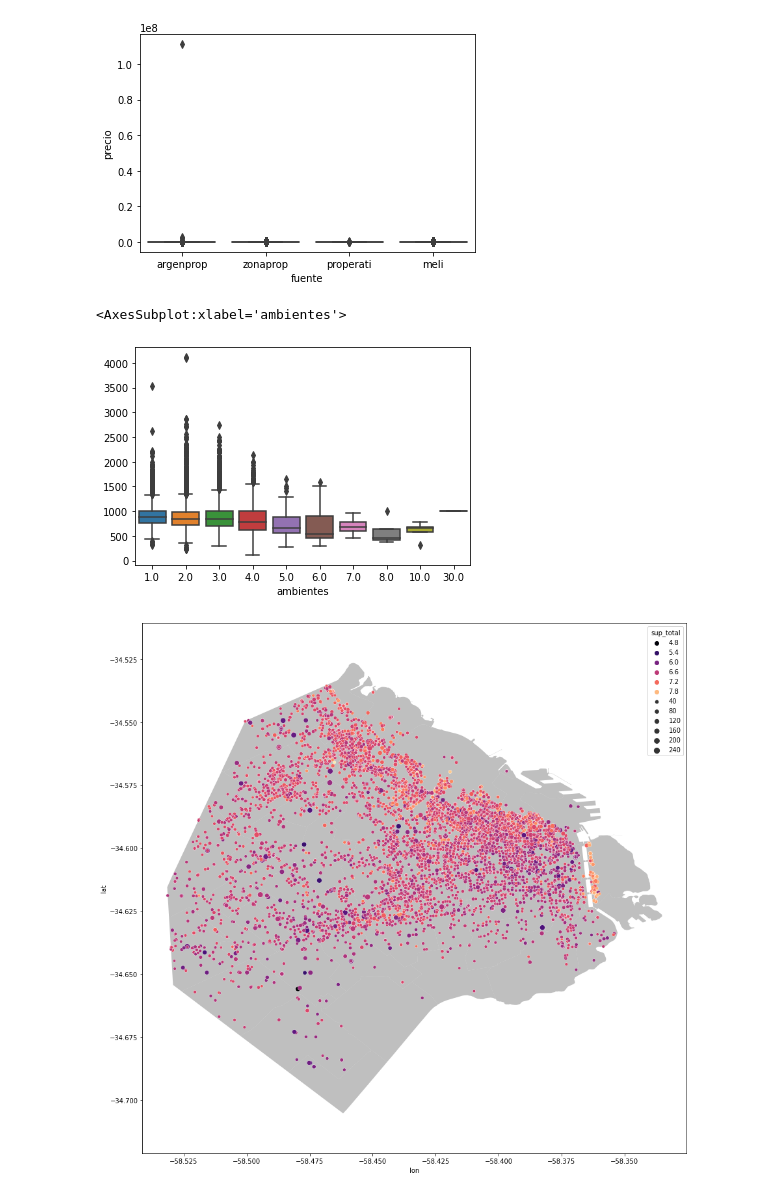
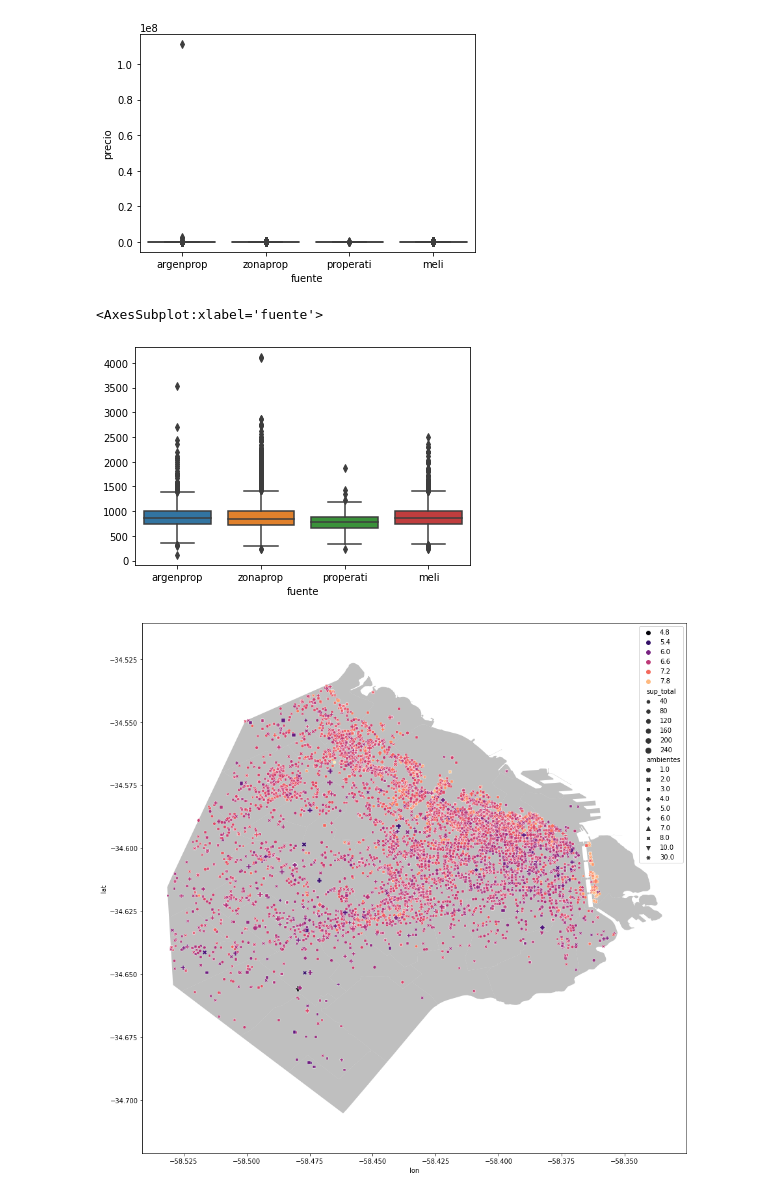
Before and after one commit to vearcon/TDP-espacios-publicos-origenes, a Jupyter notebook: AnalisisPropiedades.ipynb, the cells around one changed output. Saved outputs shown, nothing was run; the diff lists cells and outputs as text; code cells hidden in the pictures.

```diff
--- a/AnalisisPropiedades.ipynb
+++ b/AnalisisPropiedades.ipynb
@@ -116,19 +117,27 @@ sbn.boxplot(data = d, y = 'precio', x = 'fuente')
 d = d[(d.precio < d.precio.quantile(0.99)) & (d.precio > d.precio.quantile(0.01))]
 d = d[(d.sup_total < d.sup_total.quantile(0.99)) & (d.sup_total > d.sup_total.quantile(0.01))]
 # %%
-sbn.boxplot(data = d, y = d['precio'] / d['sup_total'], x = 'ambientes')
+sbn.boxplot(data = d, y = d['precio'] / d['sup_total'], x = 'fuente')
 # %% [output]
-<AxesSubplot:xlabel='ambientes'>
+<AxesSubplot:xlabel='fuente'>
-[figure, old version]
+[figure, new version]
 # %%
 fig, ax = plt.subplots(figsize = (15,15))
 
 d_barrios.plot(ax = ax, color = 'grey', alpha = 0.5)
 
-sbn.scatterplot(data = d, y = 'lat', x = 'lon', hue = np.log(d['precio'] / d['sup_total']), size = d['sup_total'], ax = ax, palette = 'magma')
+sbn.scatterplot(data = d,
+                y ='lat',
+                x = 'lon',
+                style = 'ambientes',
+                hue = np.log(d['precio'] / d['sup_total']),
+                size = d['sup_total'],
+                ax = ax,
+                palette = 'magma'
+               )
 
 ax.axis('equal')
 
 plt.show()
 # %% [output]
-[figure, old version]
+[figure, new version]
```
Also changed, not shown: parts of 11 cells of this notebook.
